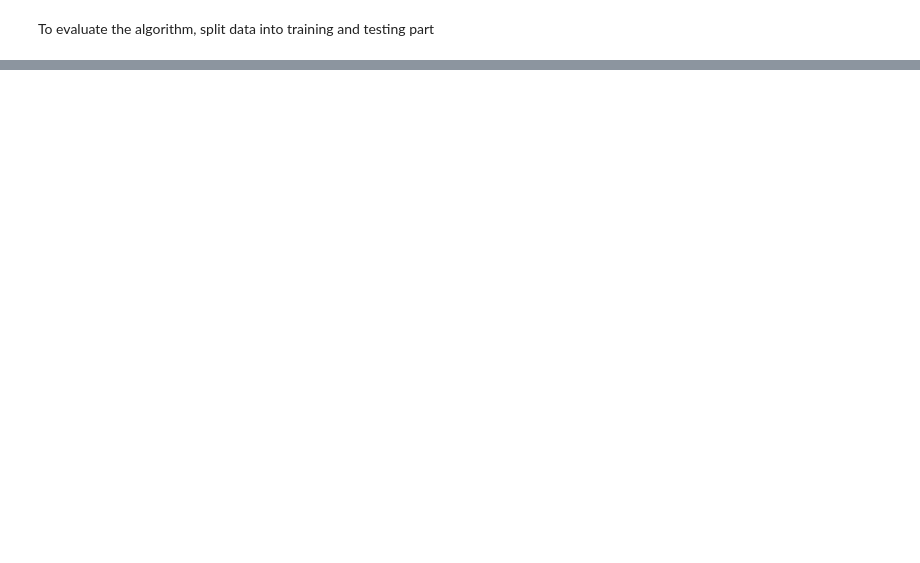
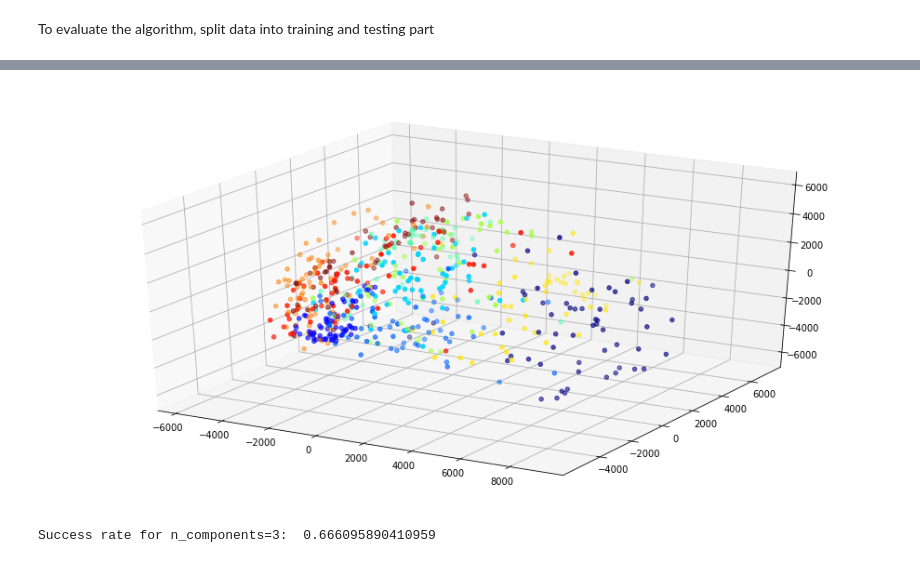
Before and after one commit to bvdmitri/ml-course, a Jupyter notebook: 03.presentos/presentos.ipynb, the cells around one changed output, grey strips where cells are left out. Cells and saved outputs as stored; diff of their text form; code cells hidden in the pictures; blank space fills up the shorter version.

```diff
--- a/03.presentos/presentos.ipynb
+++ b/03.presentos/presentos.ipynb
@@ -270,0 +311,6 @@ plt.scatter(testProjection[:, 0], testProjection[:, 1], c=y_test, cmap=plt.cm.ge
+# %%
+fig = plt.figure(figsize=(16, 8))
+ax = fig.add_subplot(111, projection='3d')
+_ = ax.scatter(testProjection3[:, 0], testProjection3[:, 1], testProjection3[:, 2], c=y_test, cmap=plt.cm.get_cmap('jet', 10))
+# %% [output]
+[figure, added]
@@ -270,0 +340,4 @@ plt.scatter(testProjection[:, 0], testProjection[:, 1], c=y_test, cmap=plt.cm.ge
+# %%
+print("Success rate for n_components=3: ", float(success3) / len(testProjection3))
+# %% [output]
+Success rate for n_components=3:  0.666095890410959
```
Also changed, not shown: parts of 16 cells of this notebook.
